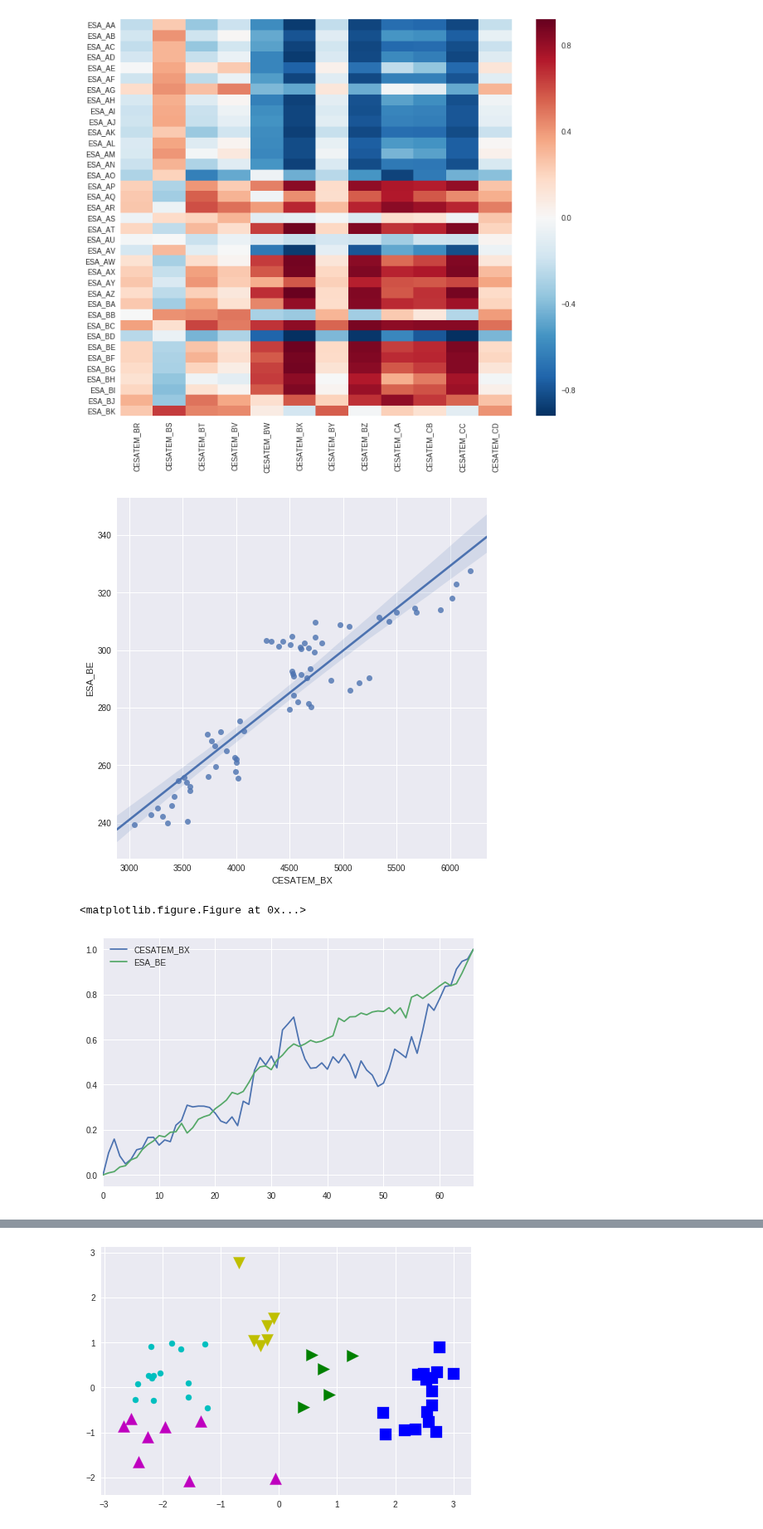
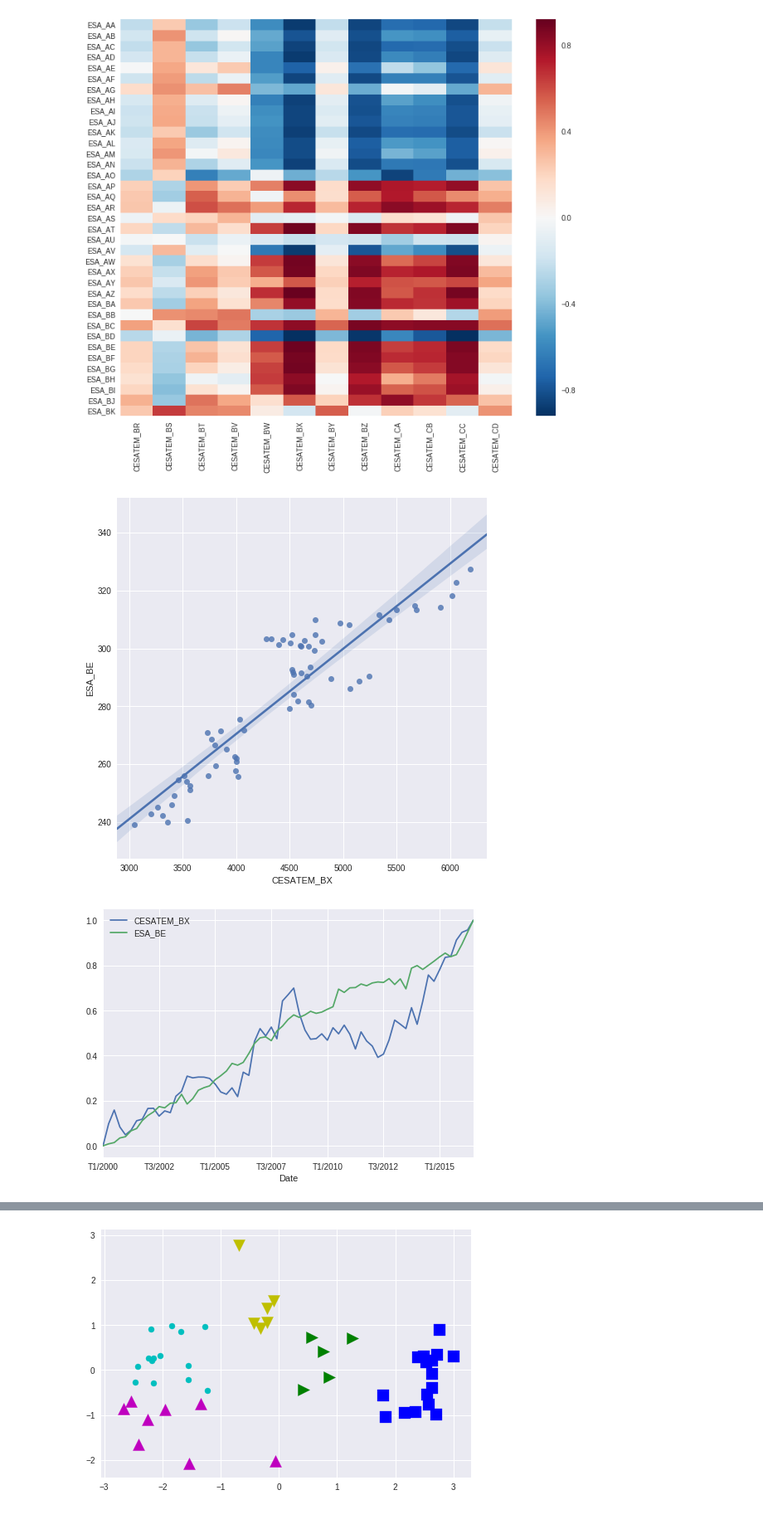
Before and after one commit to sebwdz/JobAnalysis, a Jupyter notebook: notebooks/ESA-CESATEM descriptive analysis.ipynb, the cells around one changed output, grey strips where cells are left out. Shown at 83% size. Cells and saved outputs as stored; diff of their text form; code cells hidden in the pictures.

```diff
--- a/notebooks/ESA-CESATEM descriptive analysis.ipynb
+++ b/notebooks/ESA-CESATEM descriptive analysis.ipynb
@@ -38,14 +30,0 @@ data_frame1.head()
-# %%
-new_data = pd.DataFrame()
-for x in columns1:
-    it = 0
-    data = []
-    while it < len(data_frame1[x]):
-        v = None
-        if it + 3 < len(data_frame1[x]):
-            for xx in range(3):
-                v = data_frame1[x][it + xx] if v is None else v + data_frame1[x][it + xx]
-            data.append(v)
-        it += 3
-    new_data[x] = data
-new_data.head()
@@ -73,0 +41,4 @@ data_frame2.head()
+# %%
+data_frame1, columns1 = data.cesatem.without_micro()
+data_frame1 = features.tools.temporal_merge(data_frame1, 3)[columns1]
+data_frame1.head()
@@ -73,0 +54,3 @@ data_frame2.head()
+# %%
+data_frame2, columns2 = data.esa.data_set()
+data_frame2.head()
@@ -74,5 +67,5 @@ data_frame2.head()
 # %%
-data_frame = pd.concat([data_frame2, new_data], axis=1)
+data_frame = pd.concat([data_frame2, data_frame1], axis=1)
 data_frame.head()
 # %% [output]
 |  | Date | ESA_AA | ESA_AB | ESA_AC | ESA_AD | ESA_AE | ESA_AF | ESA_AG | ESA_AH | ESA_AI | ... | ... |
@@ -93,16 +86,13 @@ plt.show()
 # %%
 plt.figure(figsize=(8, 8))
 ax = sns.regplot(x="CESATEM_BX", y="ESA_BE", data=data_frame)
 plt.show()
-plt.figure(figsize=(40, 40))
-tmp = data_frame[["CESATEM_BX", "ESA_BE"]]
-tmp = (tmp - tmp.min()) / (tmp.max() - tmp.min())
-tmp.plot.line()
-plt.show()
+tmp = features.normalizer.simple_min_max(data_frame, ["CESATEM_BX", "ESA_BE"])
+tmp = pd.concat([tmp, data_frame[["Date"]]], axis=1)
+visualization.simple.temporal(tmp, ["CESATEM_BX", "ESA_BE"])
 # %% [output]
-[figure, old version]
+[figure, new version]
-<matplotlib.figure.Figure at 0x...>
-[figure, old version]
+[figure, new version]
 # %%
 plt.figure(figsize=(8, 8))
 ax = sns.regplot(x="CESATEM_BZ", y="ESA_BD", data=data_frame)
```
Also changed, not shown: parts of 16 cells of this notebook, 9 other files.
